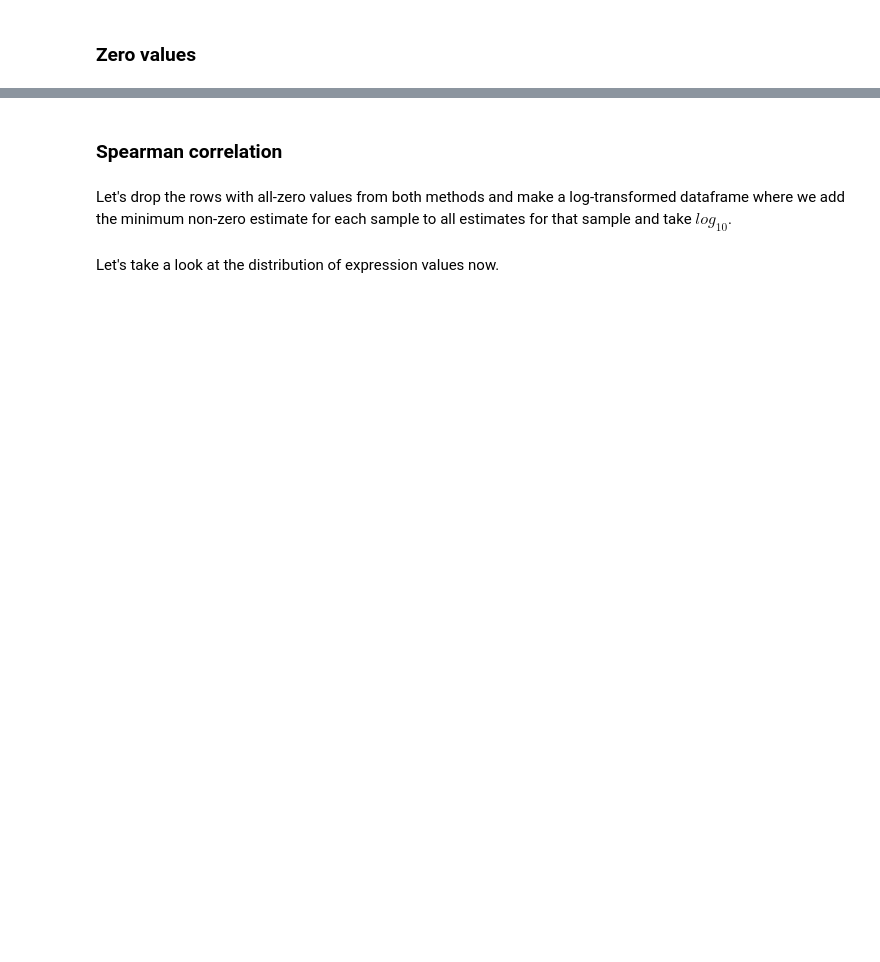
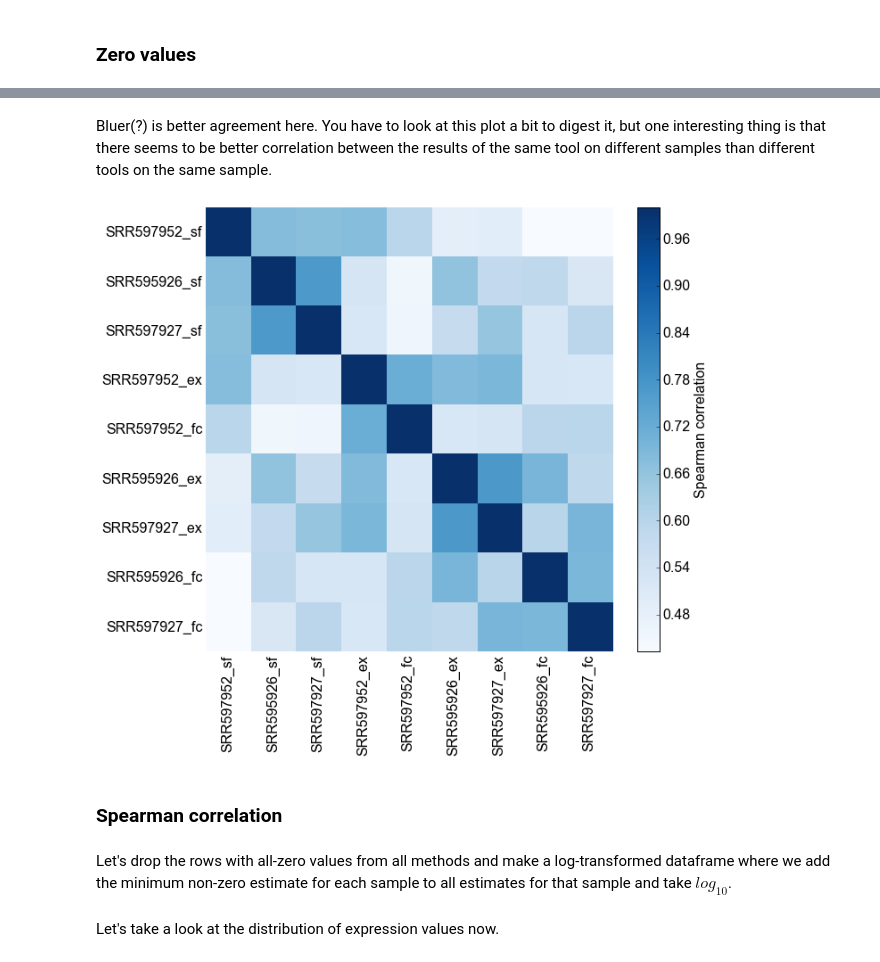
Before and after one commit to cdeboever3/gtex_comparison, a Jupyter notebook: gtex_comparison.ipynb, the cells around one changed output, grey strips where cells are left out. Saved outputs shown, nothing was run; the diff lists cells and outputs as text; code cells hidden in the pictures; blank space fills up the shorter version.

```diff
--- a/gtex_comparison.ipynb
+++ b/gtex_comparison.ipynb
@@ -168,7 +167,43 @@ eXpress estimates nearly 8,000 more transcripts as not expressed, and the two to
+# %% [markdown]
+Bluer(?) is better agreement here. You have to look at this plot a bit to digest it, but one interesting thing is that there seems to be better correlation between the results of the same tool on different samples than different tools on the same sample.
+# %%
+fig = plt.figure()
+ax = fig.add_subplot(111)
+
+# calculate pairwise distances for columns
+col_pairwise_dists = distance.squareform(distance.pdist(zero_corrDF.T))
+# cluster
+col_clusters = sch.linkage(col_pairwise_dists,method='complete')
+col_denD = sch.dendrogram(col_clusters,color_threshold=np.inf,no_plot=True)
+
+# calculate pairwise distances for rows
+row_pairwise_dists = distance.squareform(distance.pdist(zero_corrDF))
+# cluster
+row_clusters = sch.linkage(row_pairwise_dists,method='complete')
+row_denD = sch.dendrogram(row_clusters,color_threshold=np.inf,orientation='right',no_plot=True)
+
+# new dataframe
+zero_corr_clustDF = zero_corrDF.ix[row_denD['leaves'],col_denD['leaves']]
+
+# plot
+im = ax.imshow(zero_corr_clustDF,aspect='auto',interpolation='nearest',cmap=cm.Blues)
+cb = plt.colorbar(im)
+cb.set_label('Spearman correlation')
+xticksL = ax.set_xticks(arange(zero_corr_clustDF.shape[1]))
+xticklabelsL = ax.set_xticklabels(zero_corr_clustDF.index,rotation='vertical')
+yticksL = ax.set_yticks(arange(zero_corr_clustDF.shape[0]))
+yticklabelsL = ax.set_yticklabels(zero_corr_clustDF.columns)
+for tickline in ax.get_xticklines() + ax.get_yticklines():
+    tickline.set_markersize(0)
+for s in ax.spines.keys():
+    ax.spines[s].set_visible(False)
+fig.tight_layout()
+# %% [output]
+[figure, added]
 # %% [markdown]
 ### Spearman correlation
 # %% [markdown]
-Let's drop the rows with all-zero values from both methods and make a log-transformed dataframe where we add the minimum non-zero estimate for each sample to all estimates for that sample and take $log_{10}$.
+Let's drop the rows with all-zero values from all methods and make a log-transformed dataframe where we add the minimum non-zero estimate for each sample to all estimates for that sample and take $log_{10}$.
 # %%
 expDF = expDF[expDF.sum(axis=1) != 0]
 log_expDF = log10(expDF + expDF[expDF > 0].min())
```
Also changed, not shown: parts of 27 cells of this notebook.
